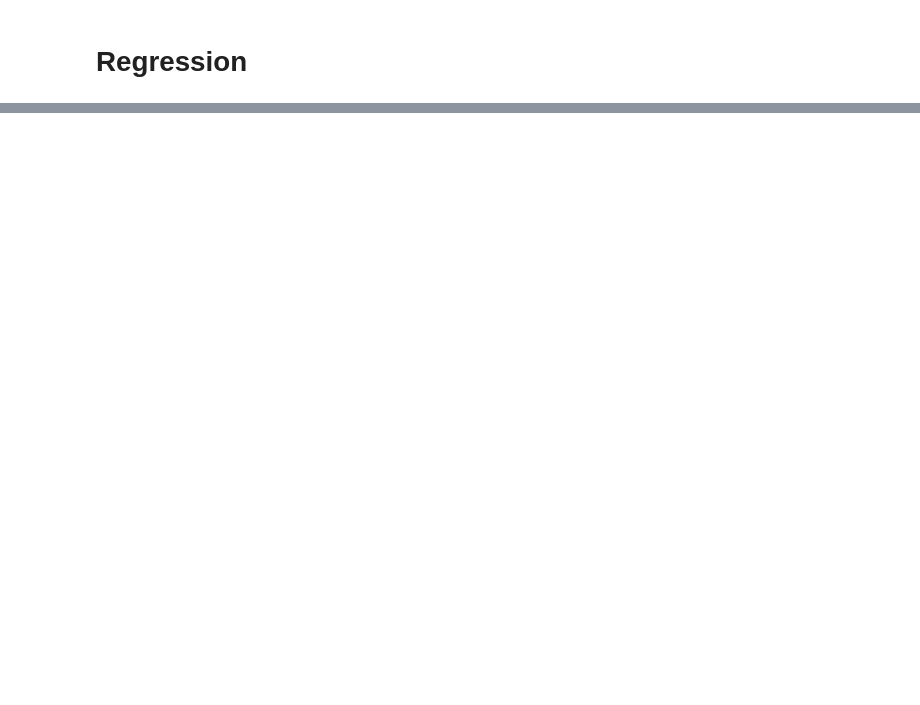
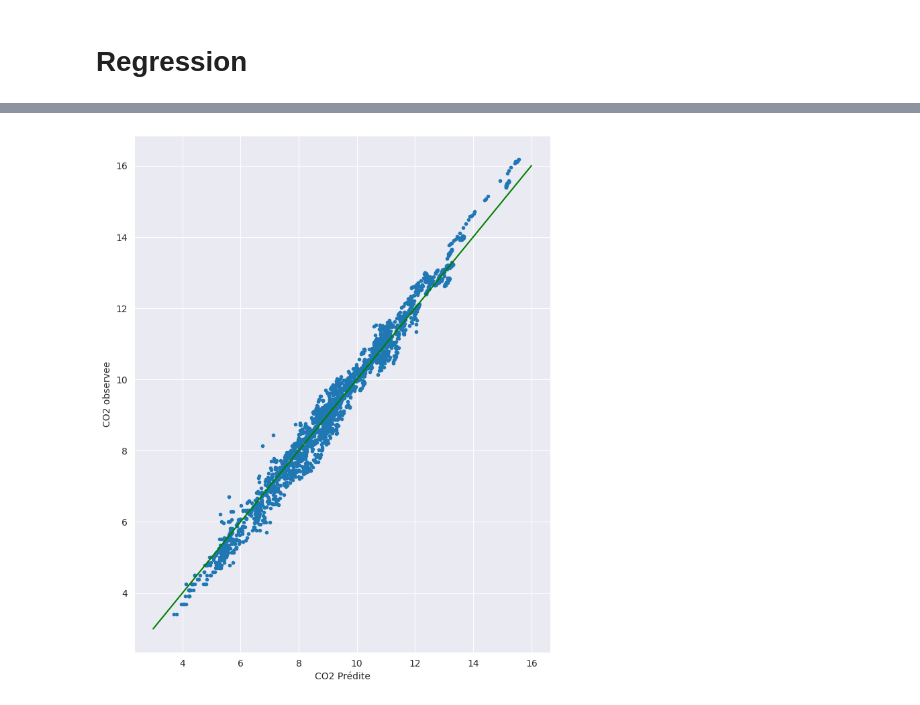
Before and after one commit to Mathilde-Mrs/Projet_machine_learning, a Jupyter notebook: notebook_python_Modif.ipynb, the cells around one changed output, grey strips where cells are left out. Drawn from its saved outputs; the diff is of its cells as text; code cells hidden in the pictures; blank space fills up the shorter version.

```diff
--- a/notebook_python_Modif.ipynb
+++ b/notebook_python_Modif.ipynb
@@ -788,0 +900,9 @@ energy.groupby("Year")['Value_co2_emissions_kt_by_country'].agg([np.mean, np.std
+# %%
+plt.plot(prev,Y_train,".")
+bis=range(3,17)
+plt.plot(bis,bis,color='green')
+plt.xlabel(u"CO2 Prédite")
+plt.ylabel("CO2 observee")
+plt.show()
+# %% [output]
+[figure, added]
```
Also changed, not shown: parts of 35 cells of this notebook.
